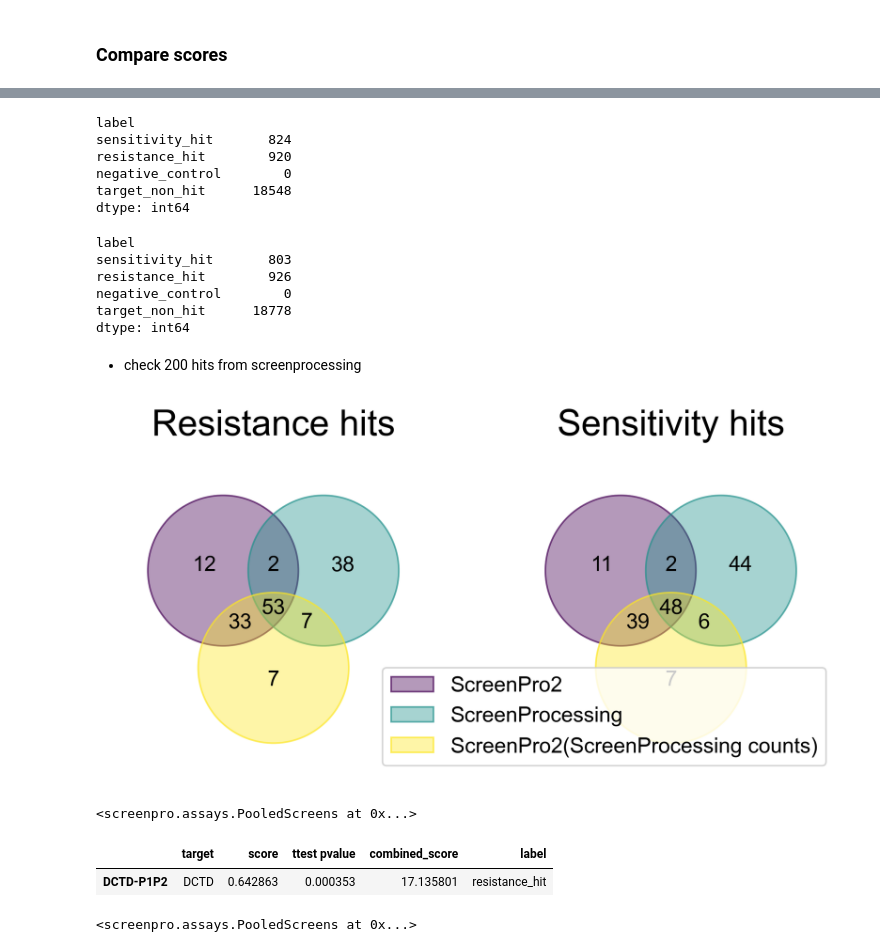
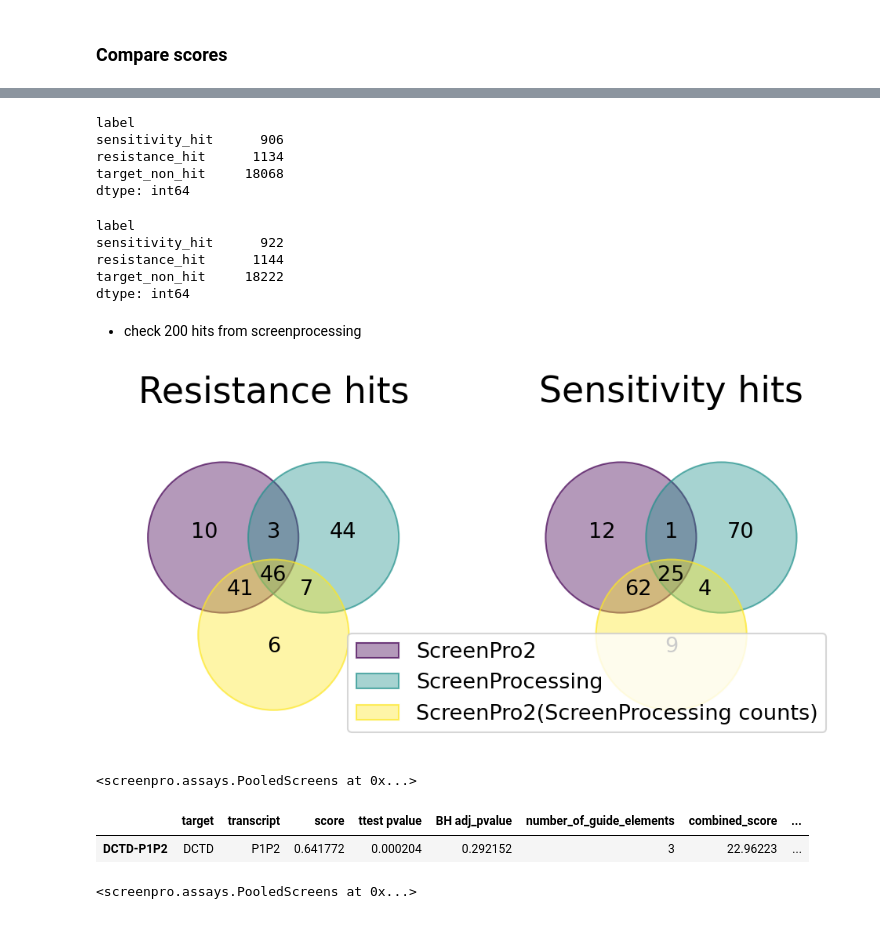
Before and after one commit to FunGI-cap/ScreenPro-Benchmarking, a Jupyter notebook: analysis/2-phenotype-calculation/DAC-AML-CRISPR-screens.ipynb, the cells around one changed output, grey strips where cells are left out. Saved outputs shown, nothing was run; the diff lists cells and outputs as text; code cells hidden in the pictures.

Commit message:
rerun ScreenPro2 analysis

```diff
--- a/analysis/2-phenotype-calculation/DAC-AML-CRISPR-screens.ipynb
+++ b/analysis/2-phenotype-calculation/DAC-AML-CRISPR-screens.ipynb
@@ -50,14 +48,13 @@ from matplotlib import font_manager as fm
 
 from matplotlib import rcParams, rc_context
 
-font_files = fm.findSystemFonts(fontpaths=None, fontext='ttf')
+# font_files = fm.findSystemFonts(fontpaths=None, fontext='ttf')
 
-for font_file in font_files:
-    fm.fontManager.addfont(font_file)
+# for font_file in font_files:
+#     fm.fontManager.addfont(font_file)
+# # {f.name for f in matplotlib.font_manager.fontManager.ttflist}
 
-# {f.name for f in matplotlib.font_manager.fontManager.ttflist}
-
-rcParams['font.family'] = ['Arial']
+# rcParams['font.family'] = ['Arial']
 # %%
 import matplotlib_inline
 matplotlib_inline.backend_inline.set_matplotlib_formats('png')
@@ -78,7 +75,7 @@ matplotlib_inline.backend_inline.set_matplotlib_formats('png')
 # %% [markdown]
 ### Run `guidecounter`
 # %%
-CRISPRi_v2_human_path = '../../../DDRi/CRISPRai-DDRi-screens/CRISPRi_v2_human_librarytable.txt.gz'
+CRISPRi_v2_human_path = '../CRISPRi_v2_human_librarytable.txt.gz'
 # %%
 library_table = pd.read_csv(
     CRISPRi_v2_human_path,
@@ -971,50 +1034,48 @@ rho_screenpro2_with_screenprocessing_counts = rho_screenpro2_with_screenprocessi
 rho_screenpro2.groupby('label').size()
 # %% [output]
 label
-sensitivity_hit       824
-resistance_hit        920
-negative_control        0
-target_non_hit      18548
+sensitivity_hit      906
+resistance_hit      1134
+target_non_hit     18068
 dtype: int64
 # %%
 rho_screenpro2_with_screenprocessing_counts.groupby('label').size()
 # %% [output]
 label
-sensitivity_hit       803
-resistance_hit        926
-negative_control        0
-target_non_hit      18778
+sensitivity_hit      922
+resistance_hit      1144
+target_non_hit     18222
 dtype: int64
 # %% [markdown]
 - check 200 hits from screenprocessing
 # %%
-fig, (ax1,ax2) = plt.subplots(1,2,figsize=(8,4), dpi=300)
+fig, (ax1,ax2) = plt.subplots(1,2,figsize=(8,4), dpi=150)
 
 ## draw venn diagram
 n_top_hits = 100
 
 # resistance_hit
 venn({
     'ScreenPro2':set(rho_screenpro2.dropna().sort_values('combined_score').tail(n_top_hits)['target'].to_list()),
     'ScreenProcessing':set(rho_screenprocessing.dropna().sort_values('combined_score').tail(n_top_hits)['target'].to_list()),
     'ScreenPro2(ScreenProcessing counts)':set(rho_screenpro2_with_screenprocessing_counts.dropna().sort_values('combined_score').tail(n_top_hits)['target'].to_list()),
 }, ax=ax1, legend_loc=None)
 
 ax1.set_title('Resistance hits', fontsize=22)
 
 # sensitivity_hits
 venn({
     'ScreenPro2':set(rho_screenpro2.dropna().sort_values('combined_score').head(n_top_hits)['target'].to_list()),
     'ScreenProcessing':set(rho_screenprocessing.dropna().sort_values('combined_score').head(n_top_hits)['target'].to_list()),
     'ScreenPro2(ScreenProcessing counts)':set(rho_screenpro2_with_screenprocessing_counts.dropna().sort_values('combined_score').head(n_top_hits)['target'].to_list()),
 }, ax=ax2, legend_loc='lower right')
 
 ax2.set_title('Sensitivity hits', fontsize=22)
 
 plt.title('Sensitivity hits', fontsize=22)
 plt.show()
 # %% [output]
-[figure, old version]
+[figure, new version]
 # %%
 def draw_rank_plot(df, col, ax, name_hits, pos_hits, neg_hits, q_thr=0.05):
 
@@ -1076,8 +1137,8 @@ molm13_screenprocessing
 # %%
 rho_screenpro2[rho_screenpro2.sort_values('combined_score').target.str.contains('DCTD')]
 # %% [output]
-|  | target | score | ttest pvalue | combined_score | label |
-| DCTD-P1P2 | DCTD | 0.642863 | 0.000353 | 17.135801 | resistance_hit |
+|  | target | transcript | score | ttest pvalue | BH adj_pvalue | number_of_guide_elements | combined_score | ... |
+| DCTD-P1P2 | DCTD | P1P2 | 0.641772 | 0.000204 | 0.292152 | 3 | 22.96223 | ... |
 # %%
 molm13_screen
 # %% [output]
```
Also changed, not shown: parts of 30 cells of this notebook.
